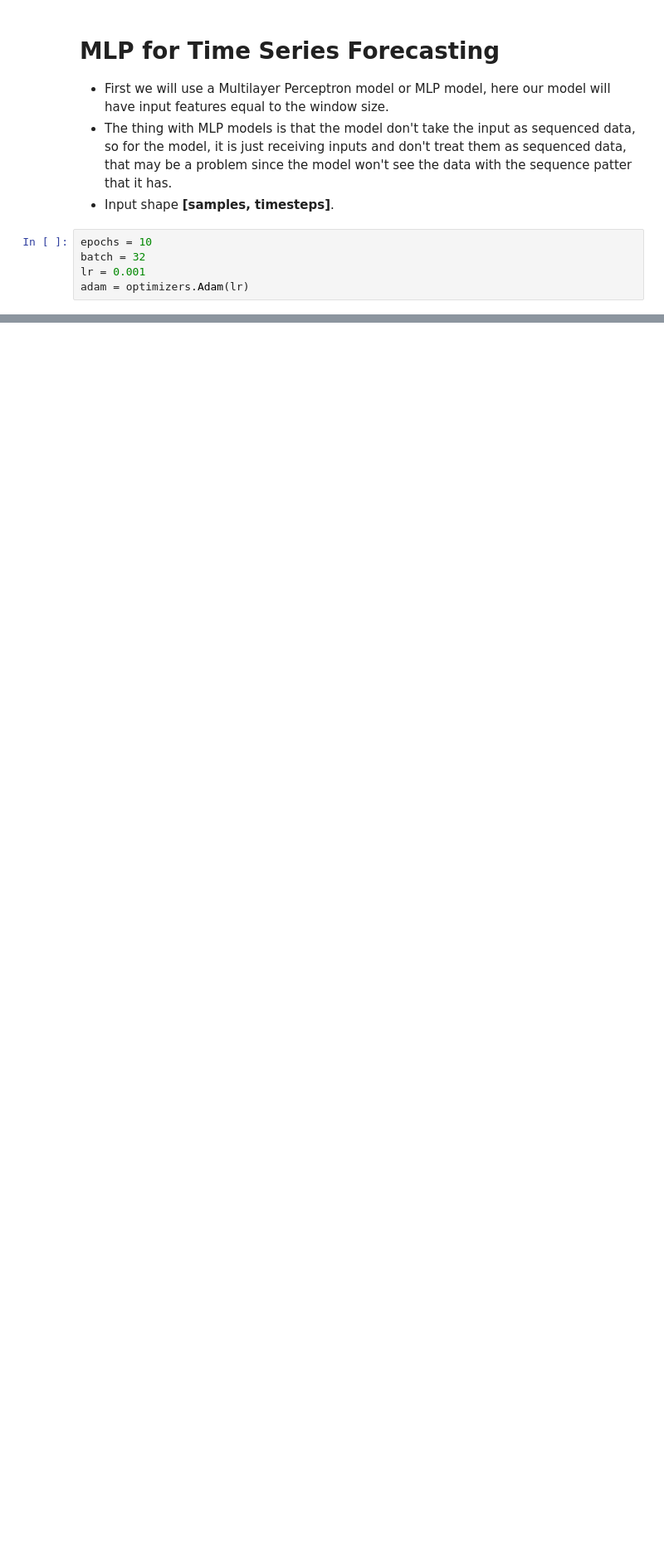
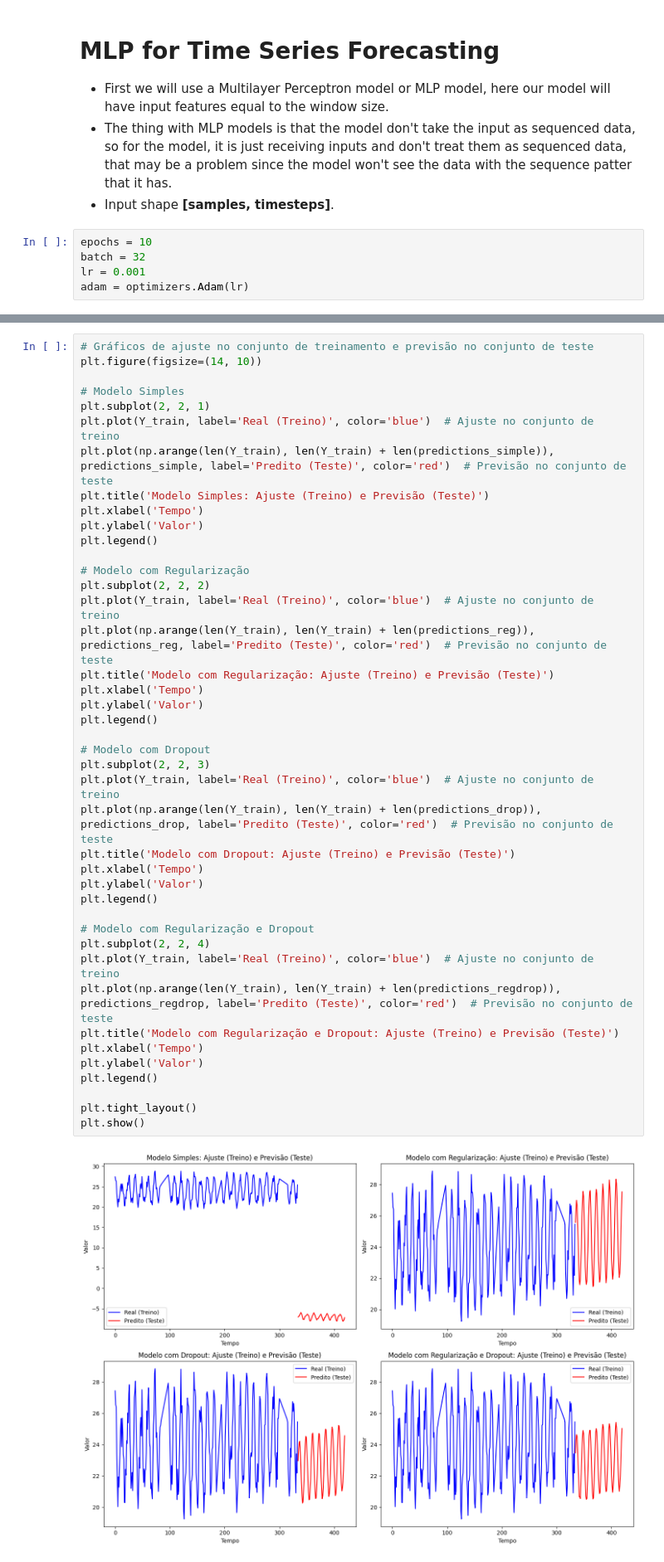
Before and after one commit to camazlucas/PEE-CPE727-Aprendizado-Profundo, a Jupyter notebook: 2024-03/Seminarios/11 - Aplicacoes em Series Temporais/Aplicacao em Series Temporais.ipynb, the cells around one changed output, grey strips where cells are left out. Shown at 83% size. Drawn from its saved outputs; the diff is of its cells as text; blank space fills up the shorter version.

```diff
--- a/2024-03/Seminarios/11 - Aplicacoes em Series Temporais/Aplicacao em Series Temporais.ipynb
+++ b/2024-03/Seminarios/11 - Aplicacoes em Series Temporais/Aplicacao em Series Temporais.ipynb
@@ -672,0 +1031,44 @@ cnn_history = model_cnn.fit(X_train_series, Y_train, validation_data=(X_valid_se
+# %%
+# Gráficos de ajuste no conjunto de treinamento e previsão no conjunto de teste
+plt.figure(figsize=(14, 10))
+
+# Modelo Simples
+plt.subplot(2, 2, 1)
+plt.plot(Y_train, label='Real (Treino)', color='blue')  # Ajuste no conjunto de treino
+plt.plot(np.arange(len(Y_train), len(Y_train) + len(predictions_simple)), predictions_simple, label='Predito (Teste)', color='red')  # Previsão no conjunto de teste
+plt.title('Modelo Simples: Ajuste (Treino) e Previsão (Teste)')
+plt.xlabel('Tempo')
+plt.ylabel('Valor')
+plt.legend()
+
+# Modelo com Regularização
+plt.subplot(2, 2, 2)
+plt.plot(Y_train, label='Real (Treino)', color='blue')  # Ajuste no conjunto de treino
+plt.plot(np.arange(len(Y_train), len(Y_train) + len(predictions_reg)), predictions_reg, label='Predito (Teste)', color='red')  # Previsão no conjunto de teste
+plt.title('Modelo com Regularização: Ajuste (Treino) e Previsão (Teste)')
+plt.xlabel('Tempo')
+plt.ylabel('Valor')
+plt.legend()
+
+# Modelo com Dropout
+plt.subplot(2, 2, 3)
+plt.plot(Y_train, label='Real (Treino)', color='blue')  # Ajuste no conjunto de treino
+plt.plot(np.arange(len(Y_train), len(Y_train) + len(predictions_drop)), predictions_drop, label='Predito (Teste)', color='red')  # Previsão no conjunto de teste
+plt.title('Modelo com Dropout: Ajuste (Treino) e Previsão (Teste)')
+plt.xlabel('Tempo')
+plt.ylabel('Valor')
+plt.legend()
+
+# Modelo com Regularização e Dropout
+plt.subplot(2, 2, 4)
+plt.plot(Y_train, label='Real (Treino)', color='blue')  # Ajuste no conjunto de treino
+plt.plot(np.arange(len(Y_train), len(Y_train) + len(predictions_regdrop)), predictions_regdrop, label='Predito (Teste)', color='red')  # Previsão no conjunto de teste
+plt.title('Modelo com Regularização e Dropout: Ajuste (Treino) e Previsão (Teste)')
+plt.xlabel('Tempo')
+plt.ylabel('Valor')
+plt.legend()
+
+plt.tight_layout()
+plt.show()
+# %% [output]
+[figure, added]
```
Also changed, not shown: parts of 31 cells of this notebook.
